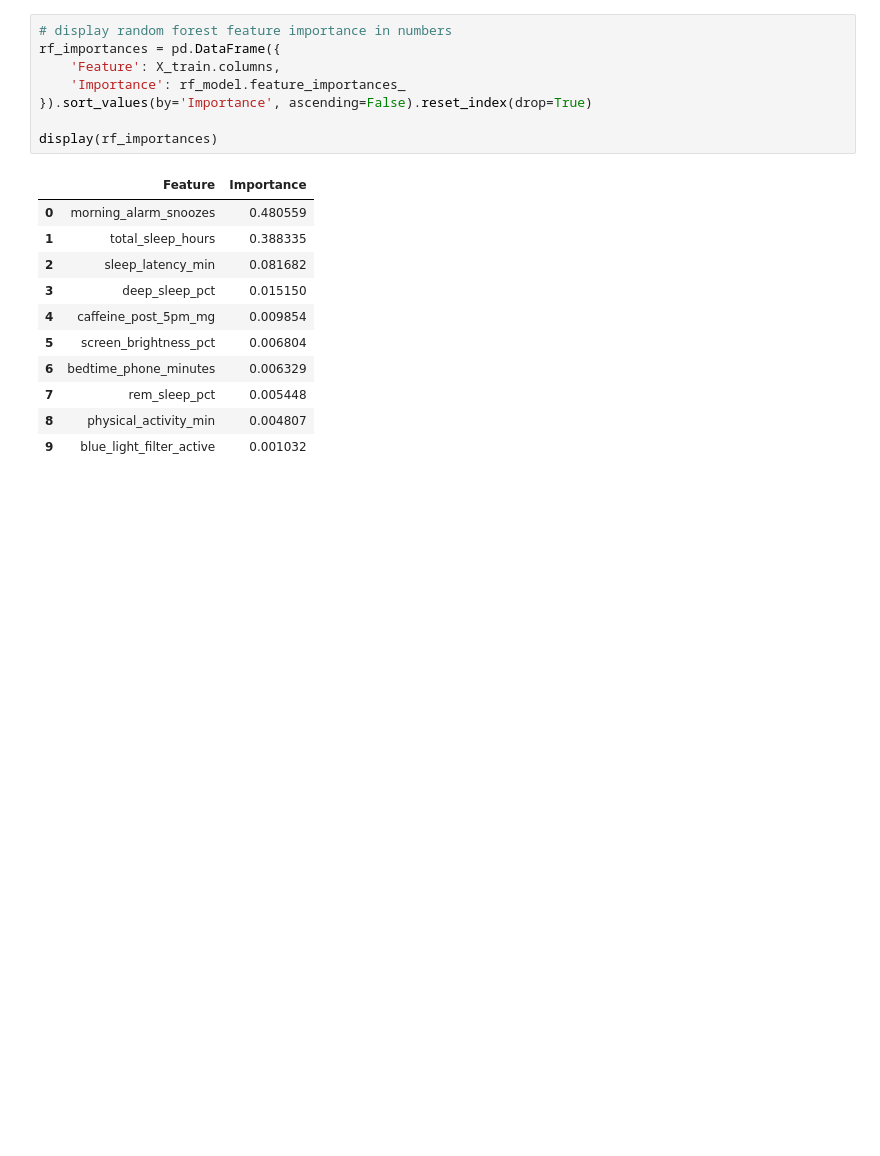
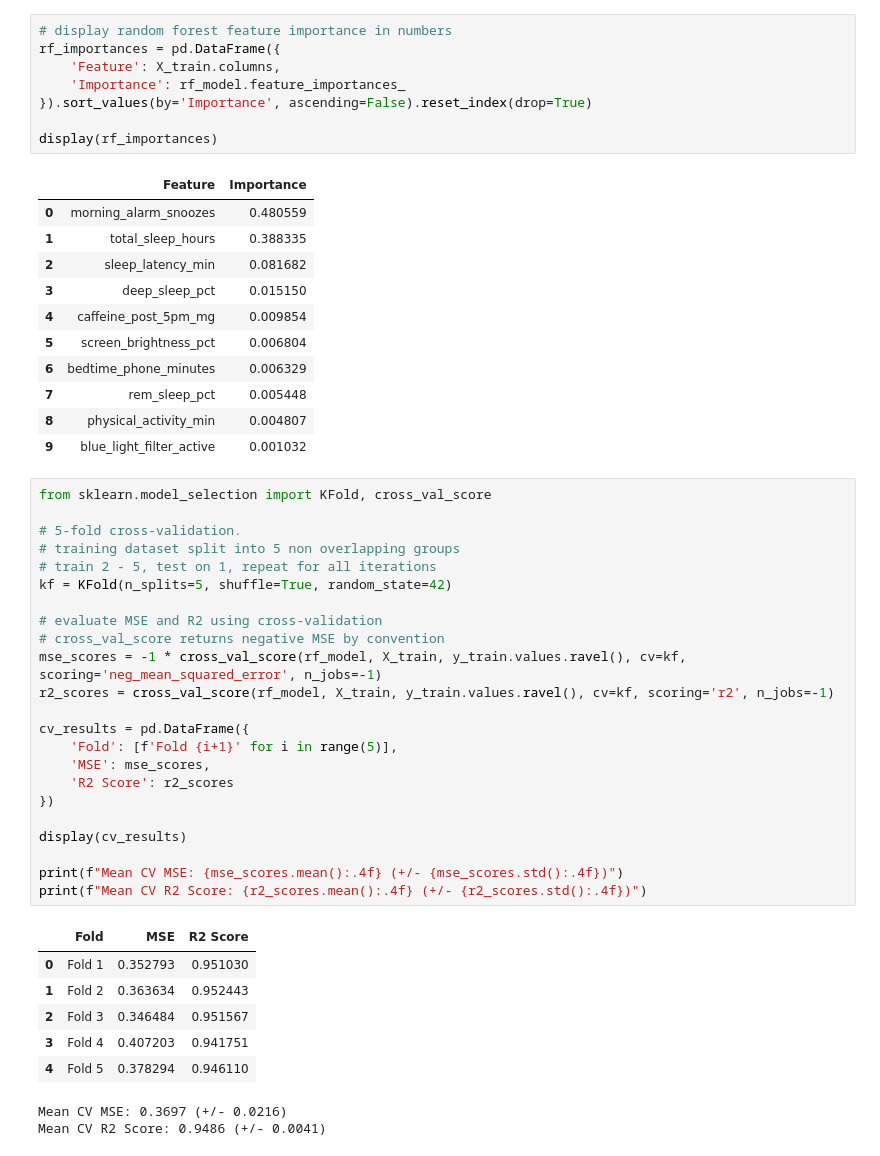
Before and after one commit to veryze/sleep-optimisation, a Jupyter notebook: Project.ipynb, the cells around one changed output. Cells and saved outputs as stored; diff of their text form; blank space fills up the shorter version.

Commit message:
add cross validation

```diff
--- a/Project.ipynb
+++ b/Project.ipynb
@@ -476,3 +476,35 @@ display(rf_importances)
 | 7 | rem_sleep_pct | 0.005448 |
 | 8 | physical_activity_min | 0.004807 |
 | 9 | blue_light_filter_active | 0.001032 |
+# %%
+from sklearn.model_selection import KFold, cross_val_score
+
+# 5-fold cross-validation.
+# training dataset split into 5 non overlapping groups
+# train 2 - 5, test on 1, repeat for all iterations
+kf = KFold(n_splits=5, shuffle=True, random_state=42)
+
+# evaluate MSE and R2 using cross-validation
+# cross_val_score returns negative MSE by convention
+mse_scores = -1 * cross_val_score(rf_model, X_train, y_train.values.ravel(), cv=kf, scoring='neg_mean_squared_error', n_jobs=-1)
+r2_scores = cross_val_score(rf_model, X_train, y_train.values.ravel(), cv=kf, scoring='r2', n_jobs=-1)
+
+cv_results = pd.DataFrame({
+    'Fold': [f'Fold {i+1}' for i in range(5)],
+    'MSE': mse_scores,
+    'R2 Score': r2_scores
+})
+
+display(cv_results)
+
+print(f"Mean CV MSE: {mse_scores.mean():.4f} (+/- {mse_scores.std():.4f})")
+print(f"Mean CV R2 Score: {r2_scores.mean():.4f} (+/- {r2_scores.std():.4f})")
+# %% [output]
+|  | Fold | MSE | R2 Score |
+| 0 | Fold 1 | 0.352793 | 0.951030 |
+| 1 | Fold 2 | 0.363634 | 0.952443 |
+| 2 | Fold 3 | 0.346484 | 0.951567 |
+| 3 | Fold 4 | 0.407203 | 0.941751 |
+| 4 | Fold 5 | 0.378294 | 0.946110 |
+Mean CV MSE: 0.3697 (+/- 0.0216)
+Mean CV R2 Score: 0.9486 (+/- 0.0041)
```
